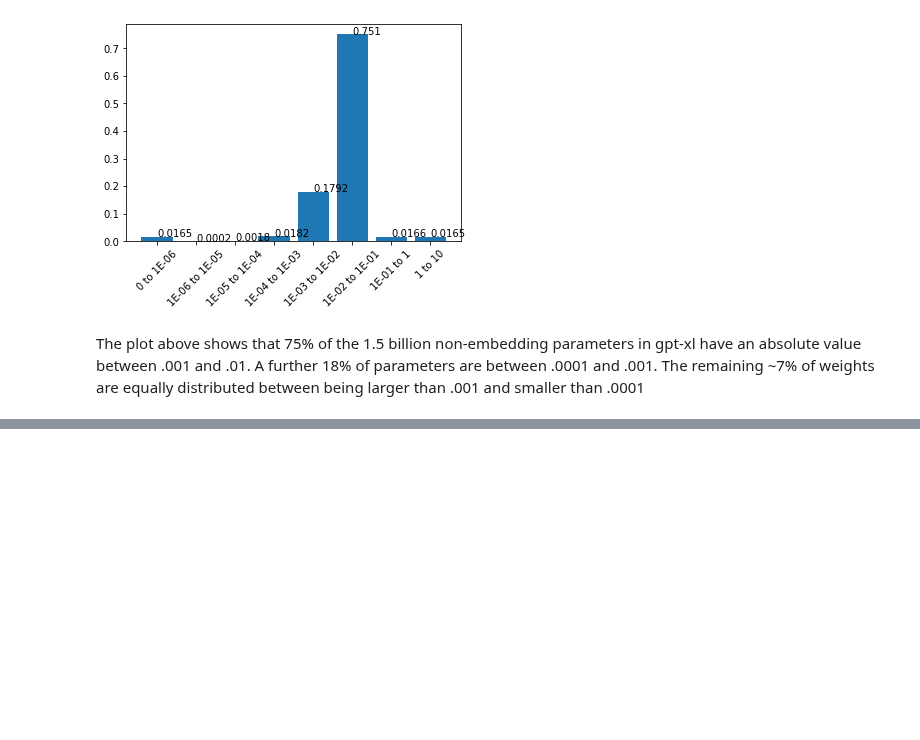
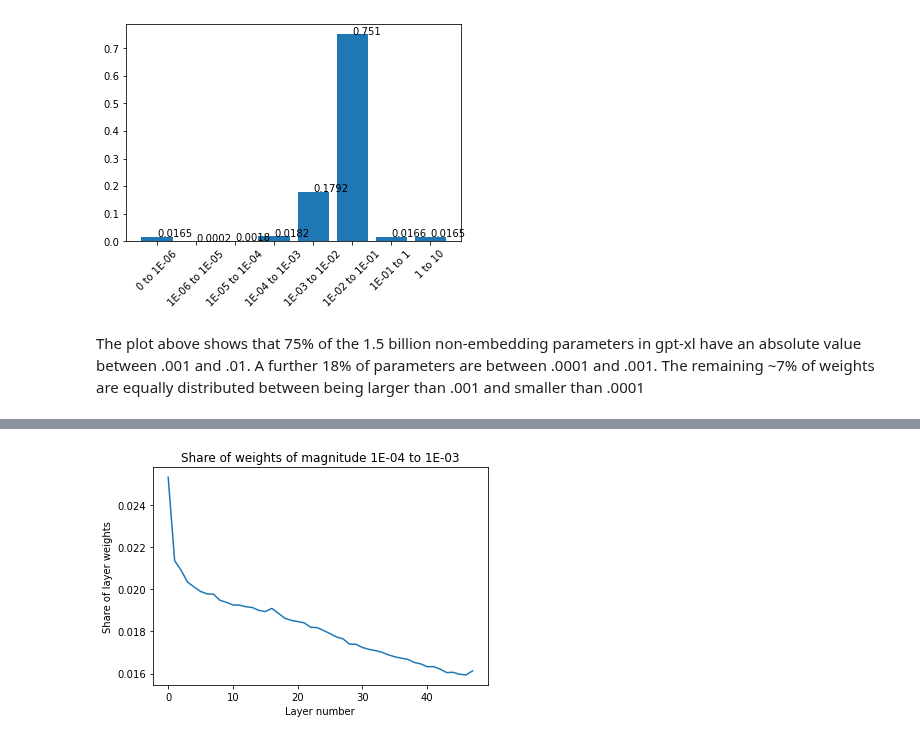
Before and after one commit to Oaklight/llm-sparsification-release, a Jupyter notebook: gptxl_exploration.ipynb, the cells around one changed output, grey strips where cells are left out. Cells and saved outputs as stored; diff of their text form; code cells hidden in the pictures; blank space fills up the shorter version.

```diff
--- a/gptxl_exploration.ipynb
+++ b/gptxl_exploration.ipynb
@@ -134,0 +152,4 @@ The plot above shows that 75% of the 1.5 billion non-embedding parameters in gpt
+# %%
+plot_weights_across_layers('1E-04 to 1E-03', layer_results)
+# %% [output]
+[figure, added]
```
Also changed, not shown: parts of 19 cells of this notebook.
